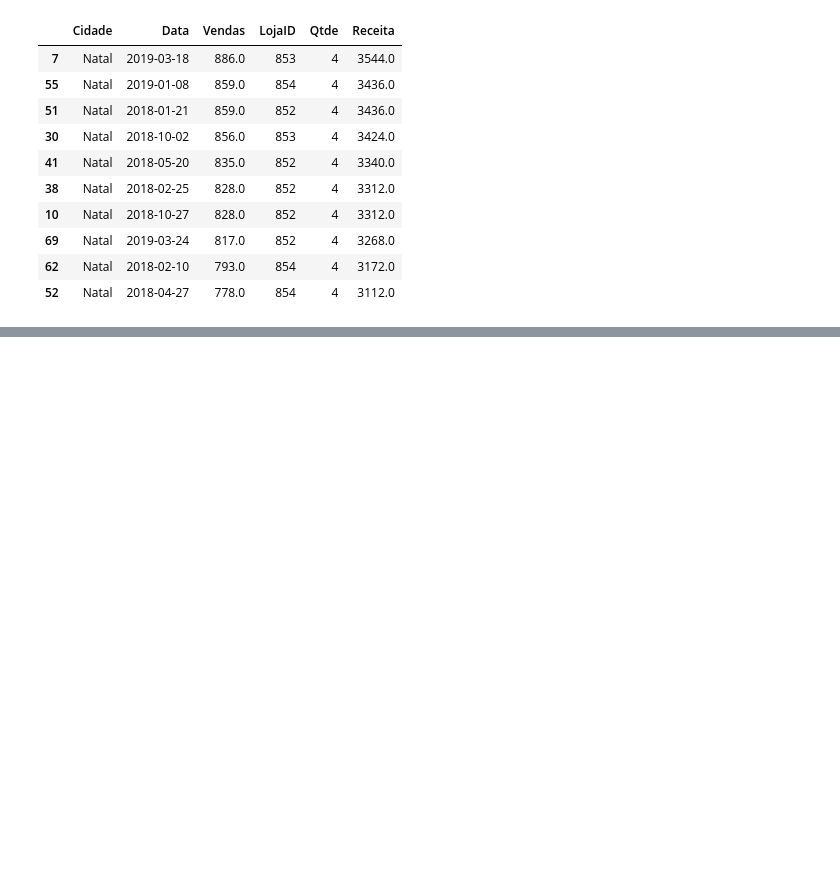
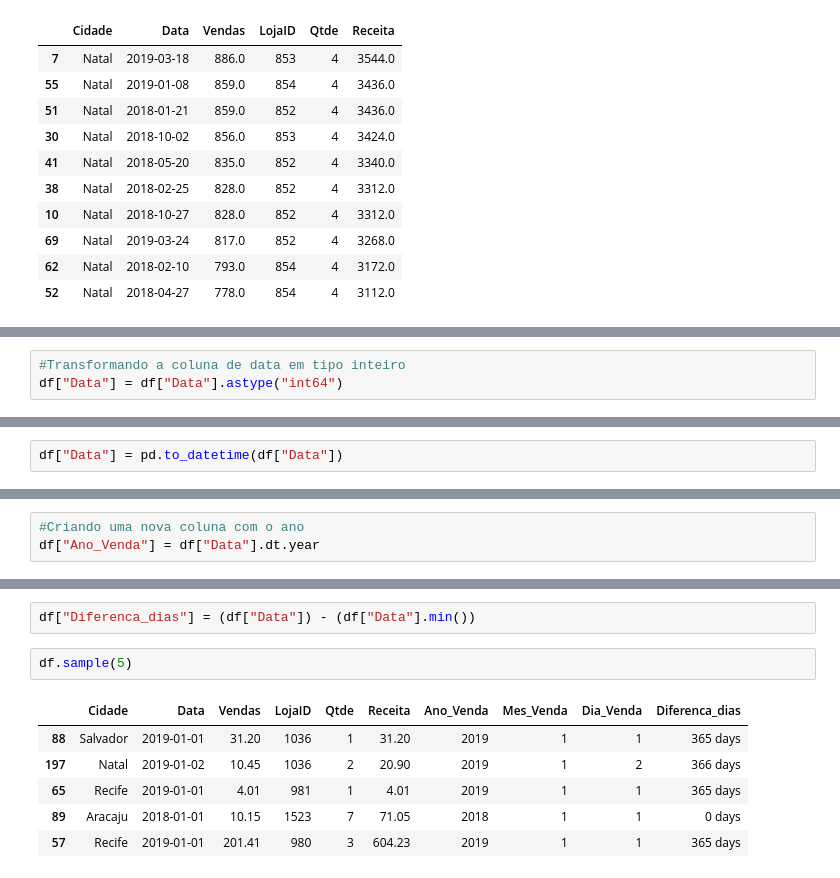
Before and after one commit to LicaCepillo/dio_data_python, a Jupyter notebook: tabelal_excel_pandas.ipynb, the cells around one changed output, grey strips where cells are left out. Cells and saved outputs as stored; diff of their text form; blank space fills up the shorter version.

```diff
--- a/tabelal_excel_pandas.ipynb
+++ b/tabelal_excel_pandas.ipynb
@@ -185,0 +188,3 @@ df.sort_values("Receita", ascending=False).head(10)
+# %%
+#Transformando a coluna de data em tipo inteiro
+df["Data"] = df["Data"].astype("int64")
@@ -185,0 +201,2 @@ df.sort_values("Receita", ascending=False).head(10)
+# %%
+df["Data"] = pd.to_datetime(df["Data"])
@@ -185,0 +221,3 @@ df.sort_values("Receita", ascending=False).head(10)
+# %%
+#Criando uma nova coluna com o ano
+df["Ano_Venda"] = df["Data"].dt.year
@@ -185,0 +255,11 @@ df.sort_values("Receita", ascending=False).head(10)
+# %%
+df["Diferenca_dias"] = (df["Data"]) - (df["Data"].min())
+# %%
+df.sample(5)
+# %% [output]
+|  | Cidade | Data | Vendas | LojaID | Qtde | Receita | Ano_Venda | Mes_Venda | Dia_Venda | Diferenca_dias |
+| 88 | Salvador | 2019-01-01 | 31.20 | 1036 | 1 | 31.20 | 2019 | 1 | 1 | 365 days |
+| 197 | Natal | 2019-01-02 | 10.45 | 1036 | 2 | 20.90 | 2019 | 1 | 2 | 366 days |
+| 65 | Recife | 2019-01-01 | 4.01 | 981 | 1 | 4.01 | 2019 | 1 | 1 | 365 days |
+| 89 | Aracaju | 2018-01-01 | 10.15 | 1523 | 7 | 71.05 | 2018 | 1 | 1 | 0 days |
+| 57 | Recife | 2019-01-01 | 201.41 | 980 | 3 | 604.23 | 2019 | 1 | 1 | 365 days |
```
Also changed, not shown: parts of 10 cells of this notebook.
